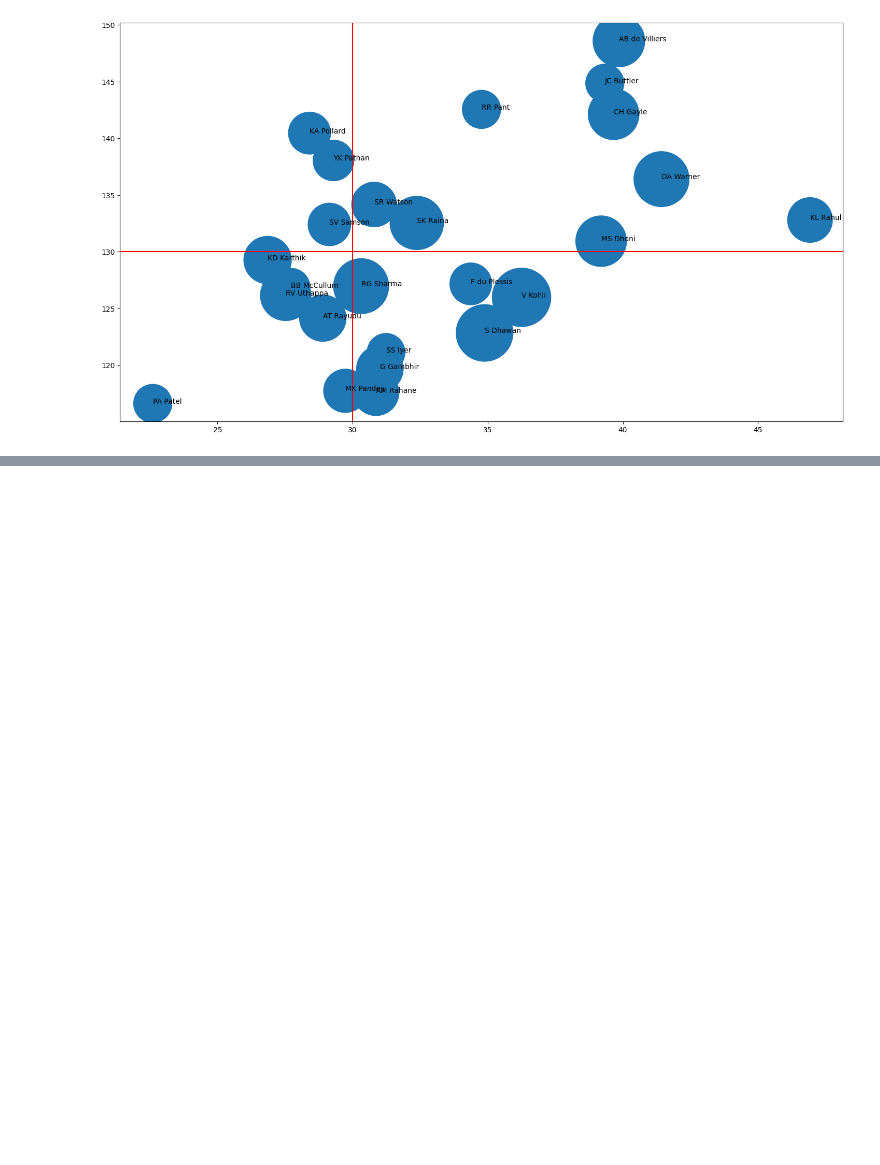
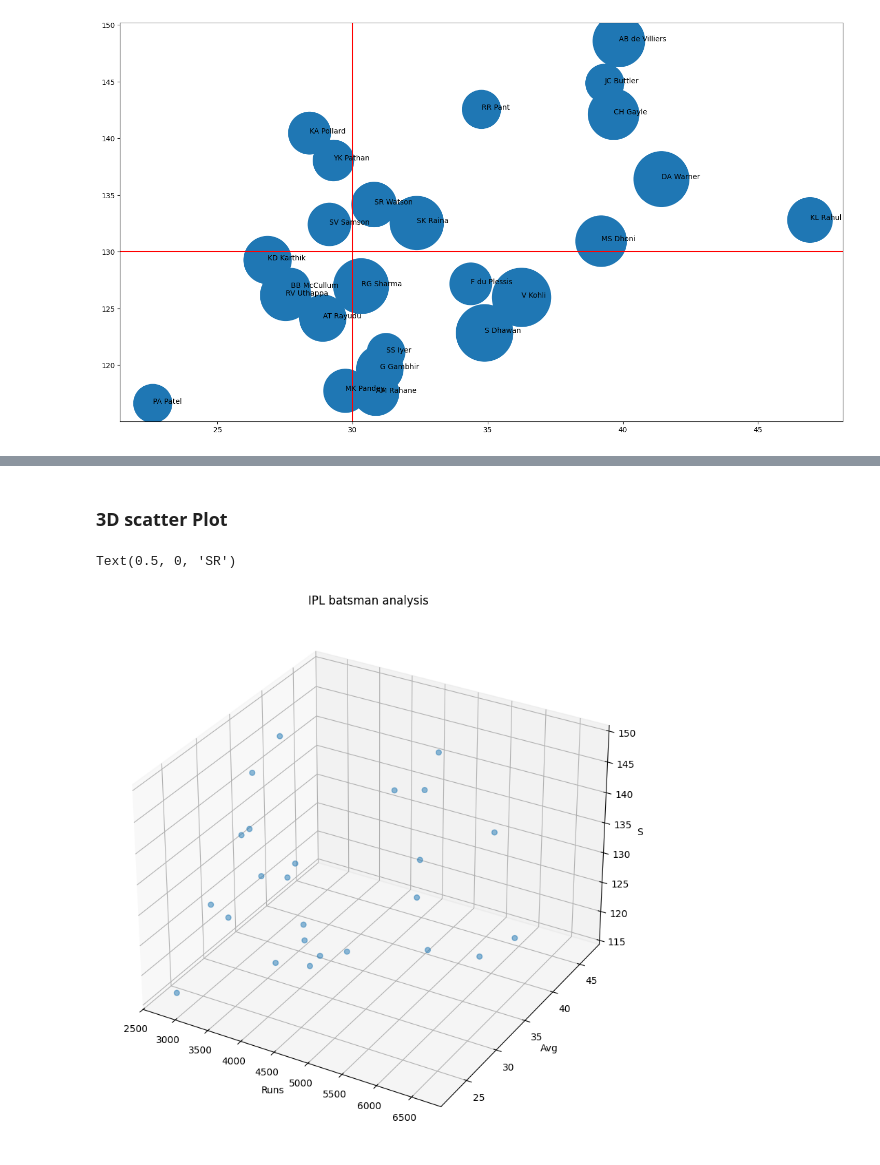
Before and after one commit to anshulkansal121/Python-Programming, a Jupyter notebook: Visualization/Matplotlib/Matplotlib - Advance.ipynb, the cells around one changed output, grey strips where cells are left out. Cells and saved outputs as stored; diff of their text form; code cells hidden in the pictures; blank space fills up the shorter version.

```diff
--- a/Visualization/Matplotlib/Matplotlib - Advance.ipynb
+++ b/Visualization/Matplotlib/Matplotlib - Advance.ipynb
@@ -82,0 +133,15 @@ plt.axvline(30, color = 'red')
+# %% [markdown]
+### 3D scatter Plot
+# %%
+fig = plt.figure(figsize = (10, 10))
+ax = plt.subplot(projection='3d')
+
+ax.scatter3D(df['runs'],df['avg'],df['strike_rate'],marker='o', s = 30, alpha = 0.5)
+ax.set_title('IPL batsman analysis')
+
+ax.set_xlabel('Runs')
+ax.set_ylabel('Avg')
+ax.set_zlabel('SR')
+# %% [output]
+Text(0.5, 0, 'SR')
+[figure, added]
```
Also changed, not shown: parts of 21 cells of this notebook.
